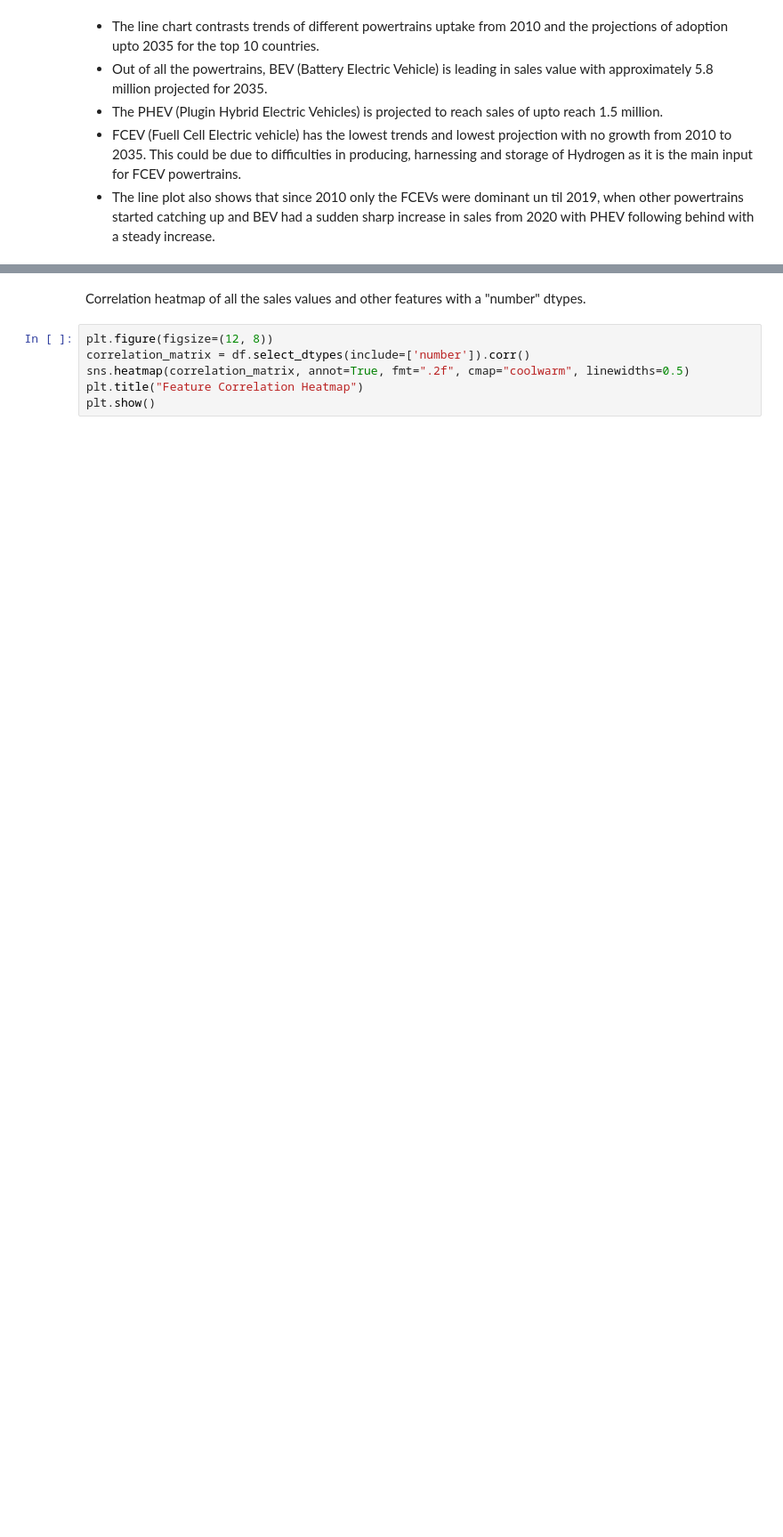
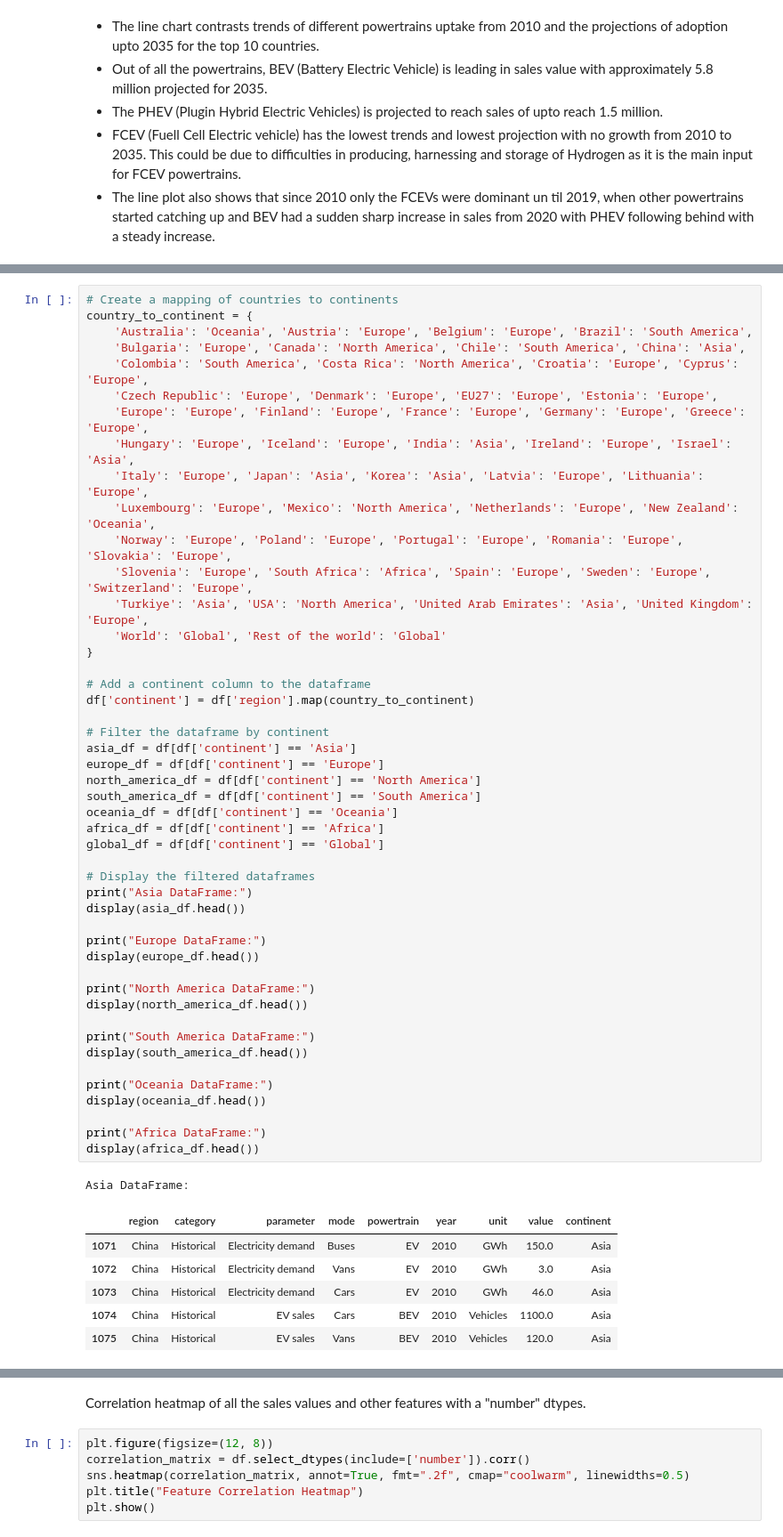
Before and after one commit to Emmanuel913-sketch/Global-Electric-Vehicle-sales-trends-from-2010-2024, a Jupyter notebook: jupyter_notebooks/visualisations.ipynb, the cells around one changed output, grey strips where cells are left out. Shown at 89% size. Saved outputs shown, nothing was run; the diff lists cells and outputs as text; blank space fills up the shorter version.

```diff
--- a/jupyter_notebooks/visualisations.ipynb
+++ b/jupyter_notebooks/visualisations.ipynb
@@ -308,0 +325,55 @@ plt.show()
+# %%
+# Create a mapping of countries to continents
+country_to_continent = {
+    'Australia': 'Oceania', 'Austria': 'Europe', 'Belgium': 'Europe', 'Brazil': 'South America',
+    'Bulgaria': 'Europe', 'Canada': 'North America', 'Chile': 'South America', 'China': 'Asia',
+    'Colombia': 'South America', 'Costa Rica': 'North America', 'Croatia': 'Europe', 'Cyprus': 'Europe',
+    'Czech Republic': 'Europe', 'Denmark': 'Europe', 'EU27': 'Europe', 'Estonia': 'Europe',
+    'Europe': 'Europe', 'Finland': 'Europe', 'France': 'Europe', 'Germany': 'Europe', 'Greece': 'Europe',
+    'Hungary': 'Europe', 'Iceland': 'Europe', 'India': 'Asia', 'Ireland': 'Europe', 'Israel': 'Asia',
+    'Italy': 'Europe', 'Japan': 'Asia', 'Korea': 'Asia', 'Latvia': 'Europe', 'Lithuania': 'Europe',
+    'Luxembourg': 'Europe', 'Mexico': 'North America', 'Netherlands': 'Europe', 'New Zealand': 'Oceania',
+    'Norway': 'Europe', 'Poland': 'Europe', 'Portugal': 'Europe', 'Romania': 'Europe', 'Slovakia': 'Europe',
+    'Slovenia': 'Europe', 'South Africa': 'Africa', 'Spain': 'Europe', 'Sweden': 'Europe', 'Switzerland': 'Europe',
+    'Turkiye': 'Asia', 'USA': 'North America', 'United Arab Emirates': 'Asia', 'United Kingdom': 'Europe',
+    'World': 'Global', 'Rest of the world': 'Global'
+}
+
+# Add a continent column to the dataframe
+df['continent'] = df['region'].map(country_to_continent)
+
+# Filter the dataframe by continent
+asia_df = df[df['continent'] == 'Asia']
+europe_df = df[df['continent'] == 'Europe']
+north_america_df = df[df['continent'] == 'North America']
+south_america_df = df[df['continent'] == 'South America']
+oceania_df = df[df['continent'] == 'Oceania']
+africa_df = df[df['continent'] == 'Africa']
+global_df = df[df['continent'] == 'Global']
+
+# Display the filtered dataframes
+print("Asia DataFrame:")
+display(asia_df.head())
+
+print("Europe DataFrame:")
+display(europe_df.head())
+
+print("North America DataFrame:")
+display(north_america_df.head())
+
+print("South America DataFrame:")
+display(south_america_df.head())
+
+print("Oceania DataFrame:")
+display(oceania_df.head())
+
+print("Africa DataFrame:")
+display(africa_df.head())
+# %% [output]
+Asia DataFrame:
+|  | region | category | parameter | mode | powertrain | year | unit | value | continent |
+| 1071 | China | Historical | Electricity demand | Buses | EV | 2010 | GWh | 150.0 | Asia |
+| 1072 | China | Historical | Electricity demand | Vans | EV | 2010 | GWh | 3.0 | Asia |
+| 1073 | China | Historical | Electricity demand | Cars | EV | 2010 | GWh | 46.0 | Asia |
+| 1074 | China | Historical | EV sales | Cars | BEV | 2010 | Vehicles | 1100.0 | Asia |
+| 1075 | China | Historical | EV sales | Vans | BEV | 2010 | Vehicles | 120.0 | Asia |
```
Also changed, not shown: parts of 7 cells of this notebook.
